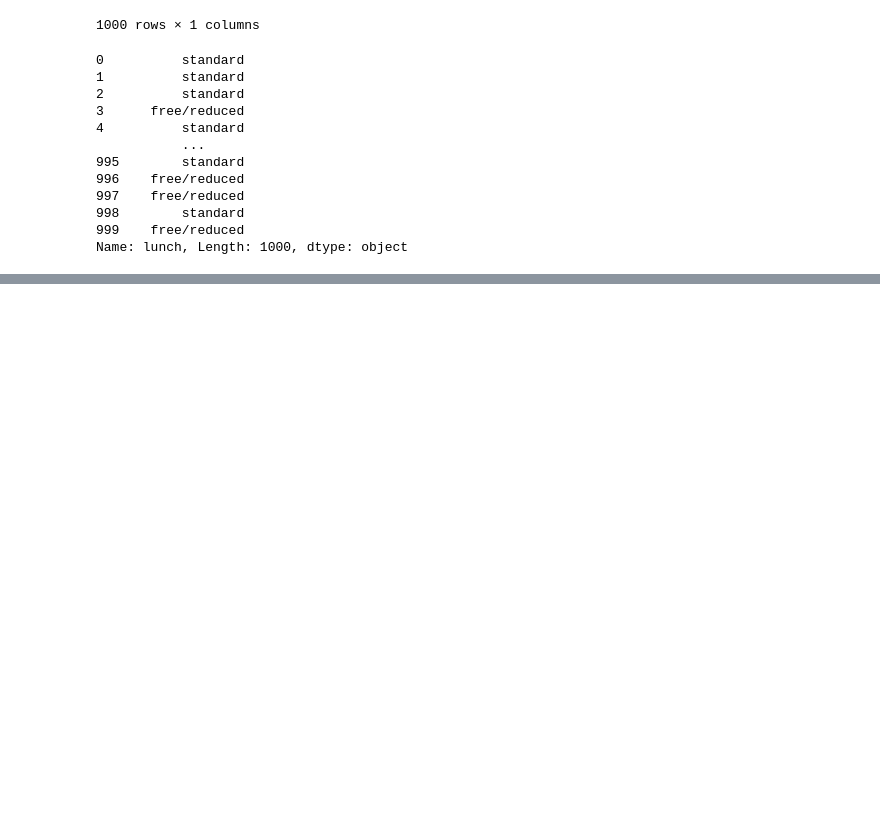
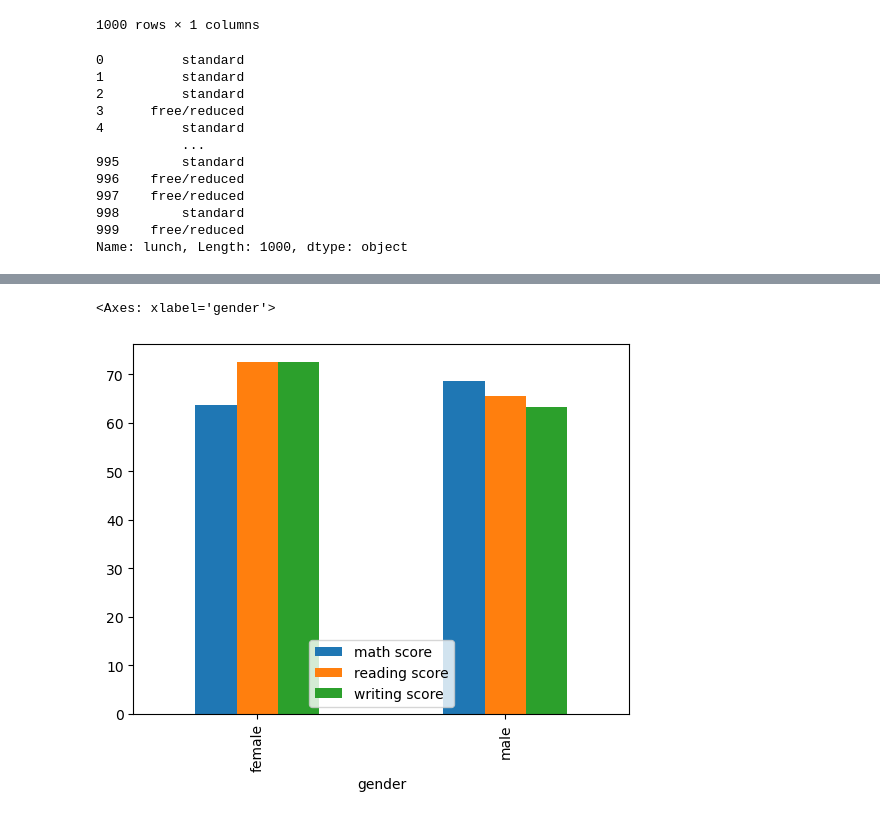
Before and after one commit to Firedreyke/CIS410_Homework4, a Jupyter notebook: HW4_Exams.ipynb, the cells around one changed output, grey strips where cells are left out. Drawn from its saved outputs; the diff is of its cells as text; code cells hidden in the pictures; blank space fills up the shorter version.

```diff
--- a/HW4_Exams.ipynb
+++ b/HW4_Exams.ipynb
@@ -84,0 +125,5 @@ Name: lunch, Length: 1000, dtype: object
+# %%
+data.groupby('gender').mean(['math score', 'reading score', 'writing score']).plot.bar()
+# %% [output]
+<Axes: xlabel='gender'>
+[figure, added]
```
Also changed, not shown: parts of 3 cells of this notebook.
